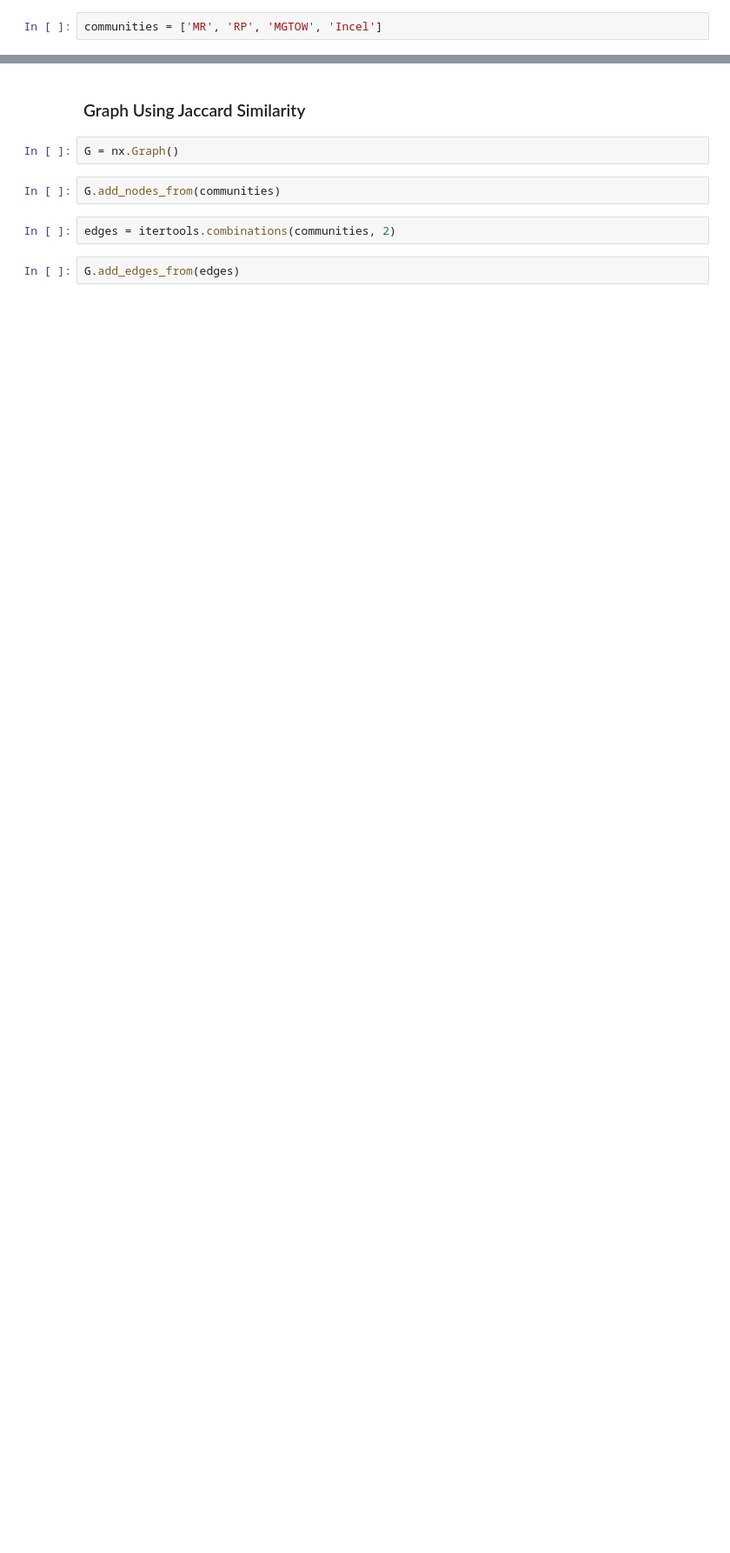
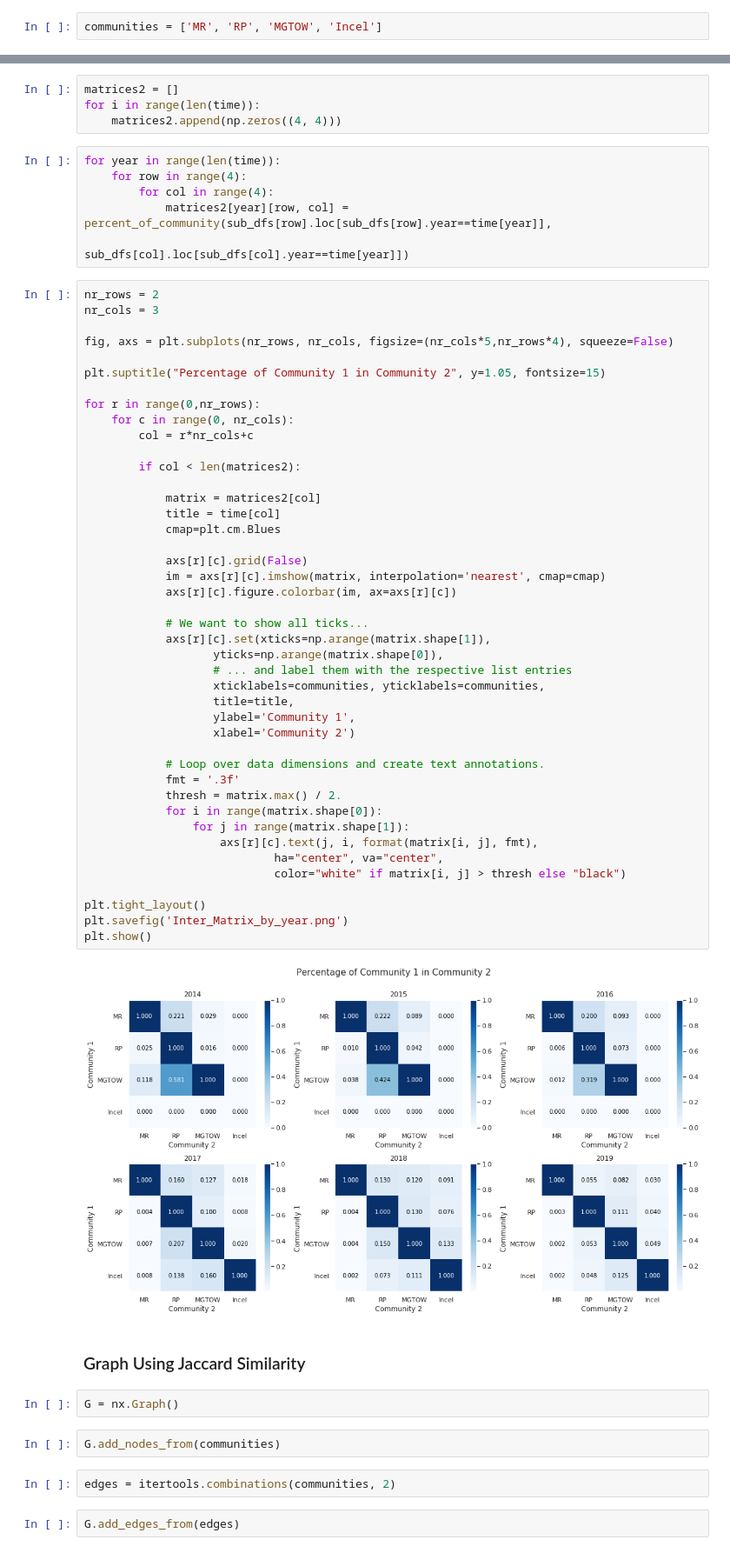
Before and after one commit to EmanuelHappy/Data-Science, a Jupyter notebook: _PushshiftReddit/graphs/Jaccard Similarity.ipynb, the cells around one changed output, grey strips where cells are left out. Shown at 87% size. Drawn from its saved outputs; the diff is of its cells as text; blank space fills up the shorter version.

```diff
--- a/_PushshiftReddit/graphs/Jaccard Similarity.ipynb
+++ b/_PushshiftReddit/graphs/Jaccard Similarity.ipynb
@@ -159,3 +189,58 @@ plt.show()
+# %%
+matrices2 = []
+for i in range(len(time)):
+    matrices2.append(np.zeros((4, 4)))
+# %%
+for year in range(len(time)):
+    for row in range(4):
+        for col in range(4):
+            matrices2[year][row, col] = percent_of_community(sub_dfs[row].loc[sub_dfs[row].year==time[year]],
+                                               sub_dfs[col].loc[sub_dfs[col].year==time[year]])
+# %%
+nr_rows = 2
+nr_cols = 3
+
+fig, axs = plt.subplots(nr_rows, nr_cols, figsize=(nr_cols*5,nr_rows*4), squeeze=False)
+
+plt.suptitle("Percentage of Community 1 in Community 2", y=1.05, fontsize=15)
+
+for r in range(0,nr_rows):
+    for c in range(0, nr_cols):
+        col = r*nr_cols+c
+
+        if col < len(matrices2):
+
+            matrix = matrices2[col]
+            title = time[col]
+            cmap=plt.cm.Blues
+
+            axs[r][c].grid(False)
+            im = axs[r][c].imshow(matrix, interpolation='nearest', cmap=cmap)
+            axs[r][c].figure.colorbar(im, ax=axs[r][c])
+
+            # We want to show all ticks...
+            axs[r][c].set(xticks=np.arange(matrix.shape[1]),
+                   yticks=np.arange(matrix.shape[0]),
+                   # ... and label them with the respective list entries
+                   xticklabels=communities, yticklabels=communities,
+                   title=title,
+                   ylabel='Community 1',
+                   xlabel='Community 2')
+
+            # Loop over data dimensions and create text annotations.
+            fmt = '.3f'
+            thresh = matrix.max() / 2.
+            for i in range(matrix.shape[0]):
+                for j in range(matrix.shape[1]):
+                    axs[r][c].text(j, i, format(matrix[i, j], fmt),
+                            ha="center", va="center",
+                            color="white" if matrix[i, j] > thresh else "black")
+
+plt.tight_layout()
+plt.savefig('Inter_Matrix_by_year.png')
+plt.show()
+# %% [output]
+[figure, added]
 # %% [markdown]
 ### Graph Using Jaccard Similarity
 # %%
```
Also changed, not shown: parts of 10 cells of this notebook, 8 other files.
